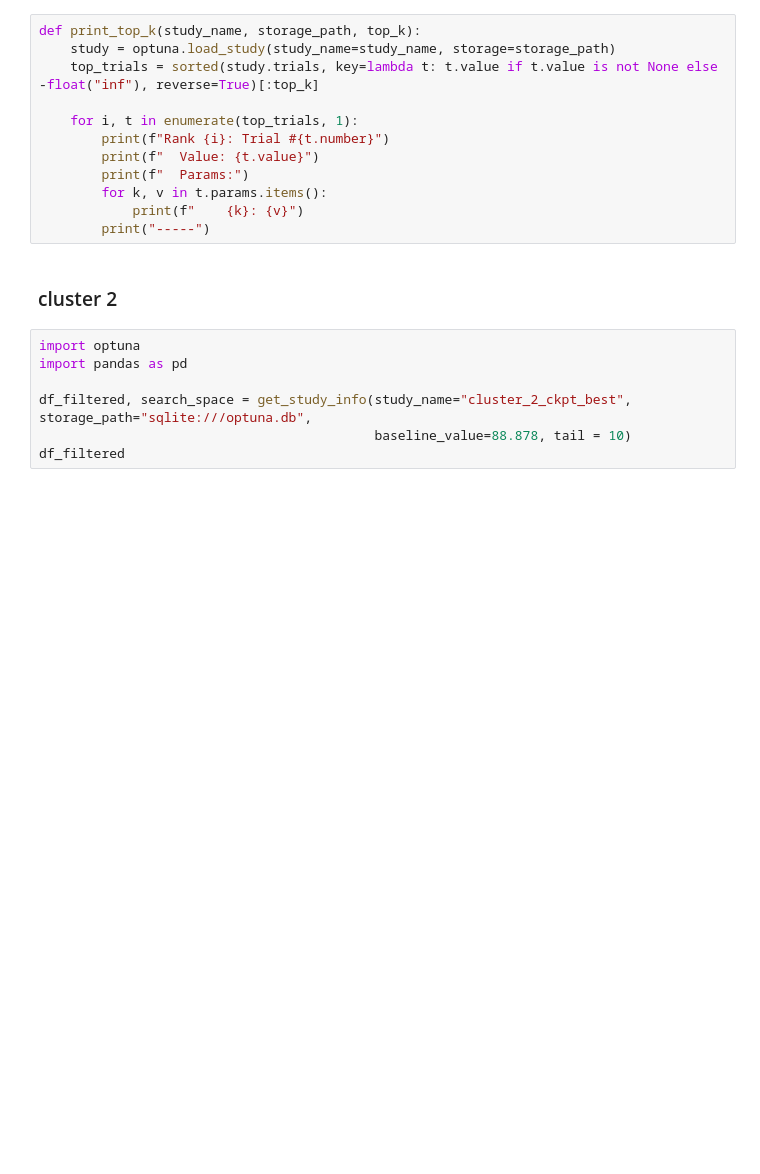
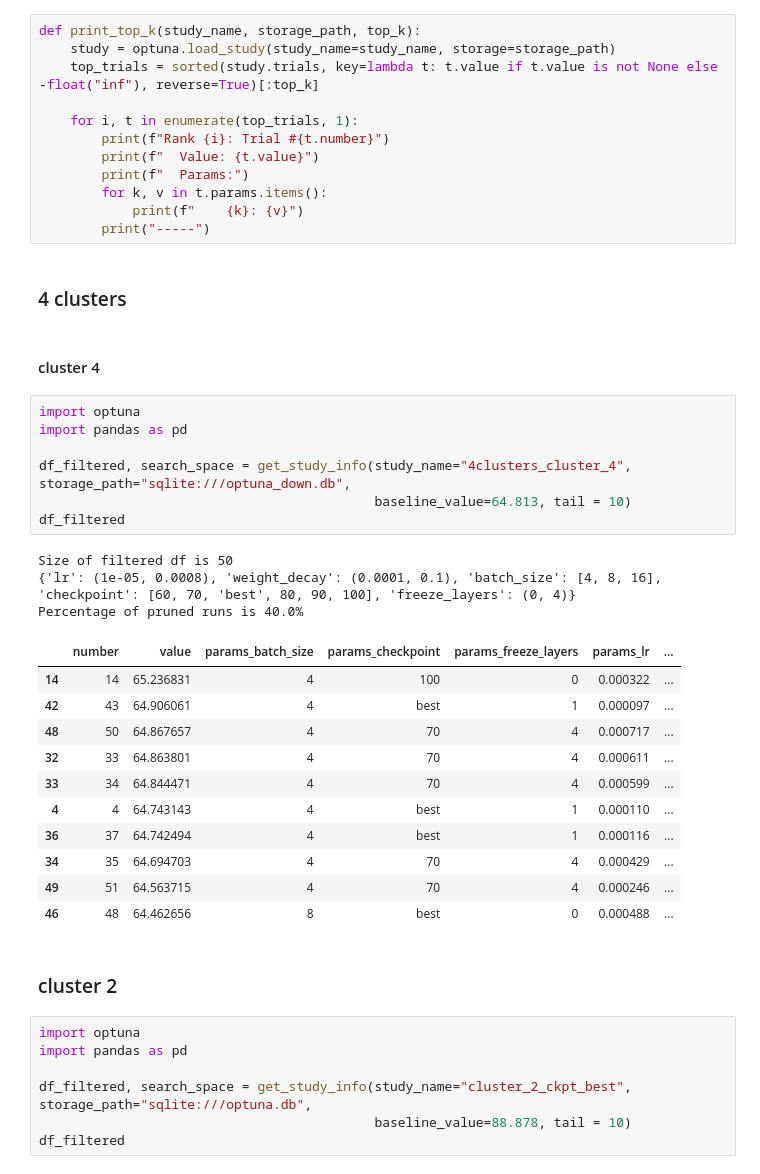
Before and after one commit to PulyaPolya/beat_this, a Jupyter notebook: results_evaluation.ipynb, the cells around one changed output. Saved outputs shown, nothing was run; the diff lists cells and outputs as text; blank space fills up the shorter version.

```diff
--- a/results_evaluation.ipynb
+++ b/results_evaluation.ipynb
@@ -1579,6 +1594,32 @@ def print_top_k(study_name, storage_path, top_k):
         for k, v in t.params.items():
             print(f"    {k}: {v}")
         print("-----")
+# %% [markdown]
+### 4 clusters
+# %% [markdown]
+#### cluster 4
+# %%
+import optuna
+import pandas as pd
+
+df_filtered, search_space = get_study_info(study_name="4clusters_cluster_4", storage_path="sqlite:///optuna_down.db",
+                                           baseline_value=64.813, tail = 10)
+df_filtered
+# %% [output]
+Size of filtered df is 50
+{'lr': (1e-05, 0.0008), 'weight_decay': (0.0001, 0.1), 'batch_size': [4, 8, 16], 'checkpoint': [60, 70, 'best', 80, 90, 100], 'freeze_layers': (0, 4)}
+Percentage of pruned runs is 40.0%
+|  | number | value | params_batch_size | params_checkpoint | params_freeze_layers | params_lr | ... |
+| 14 | 14 | 65.236831 | 4 | 100 | 0 | 0.000322 | ... |
+| 42 | 43 | 64.906061 | 4 | best | 1 | 0.000097 | ... |
+| 48 | 50 | 64.867657 | 4 | 70 | 4 | 0.000717 | ... |
+| 32 | 33 | 64.863801 | 4 | 70 | 4 | 0.000611 | ... |
+| 33 | 34 | 64.844471 | 4 | 70 | 4 | 0.000599 | ... |
+| 4 | 4 | 64.743143 | 4 | best | 1 | 0.000110 | ... |
+| 36 | 37 | 64.742494 | 4 | best | 1 | 0.000116 | ... |
+| 34 | 35 | 64.694703 | 4 | 70 | 4 | 0.000429 | ... |
+| 49 | 51 | 64.563715 | 4 | 70 | 4 | 0.000246 | ... |
+| 46 | 48 | 64.462656 | 8 | best | 0 | 0.000488 | ... |
 # %% [markdown]
 ### cluster 2
 # %%
```
Also changed, not shown: parts of 5 cells of this notebook, 1 other file.
